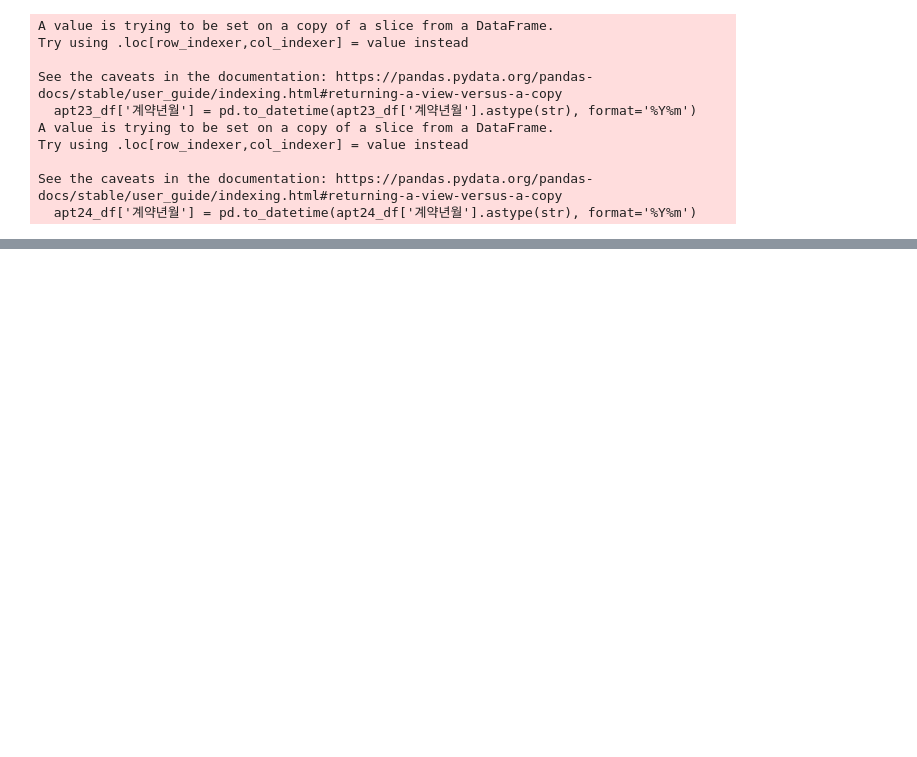
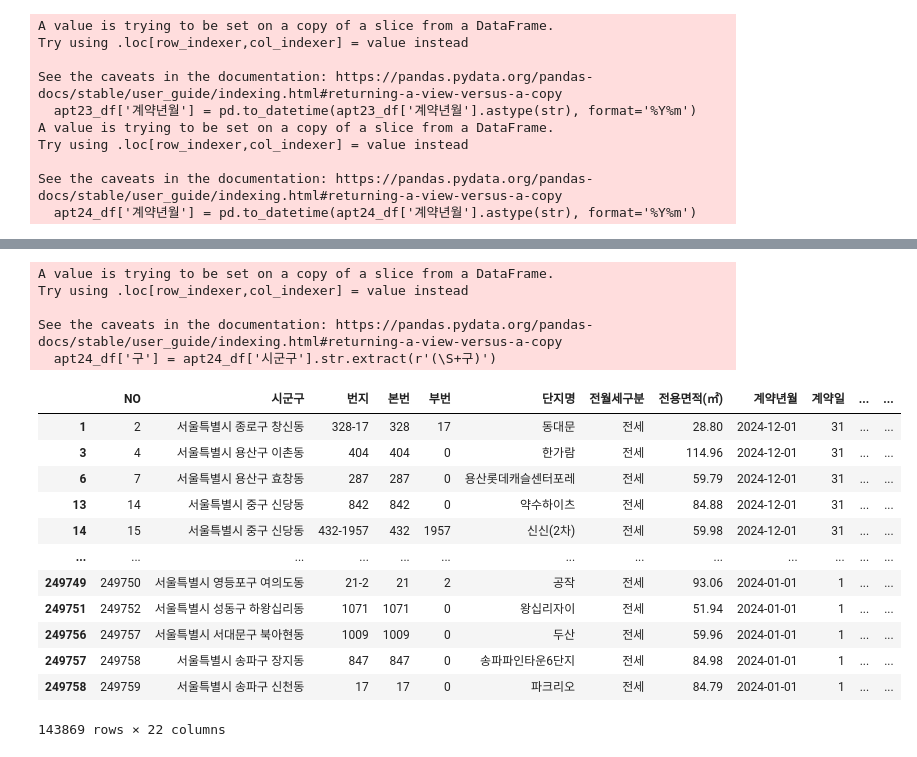
Before and after one commit to skqkrl/SDC_project, a Jupyter notebook: yena.ipynb, the cells around one changed output, grey strips where cells are left out. Cells and saved outputs as stored; diff of their text form; code cells hidden in the pictures; blank space fills up the shorter version.

```diff
--- a/yena.ipynb
+++ b/yena.ipynb
@@ -147,3 +70,0 @@ apt23_df['계약구분'].value_counts().plot(kind='pie')
-# %%
-apt24_df['계약구분'] = apt23_df['계약구분'].replace('-', '신규')
-apt24_df['계약구분'].value_counts()
@@ -467,0 +125,22 @@ Text(0.5, 1.0, '22년도 아파트 전세 거래 상위 지역')
+# %%
+apt24_df['구'] = apt24_df['시군구'].str.extract(r'(\S+구)')
+apt24_df
+# %% [output]
+A value is trying to be set on a copy of a slice from a DataFrame.
+Try using .loc[row_indexer,col_indexer] = value instead
+
+See the caveats in the documentation: https://pandas.pydata.org/pandas-docs/stable/user_guide/indexing.html#returning-a-view-versus-a-copy
+  apt24_df['구'] = apt24_df['시군구'].str.extract(r'(\S+구)')
+|  | NO | 시군구 | 번지 | 본번 | 부번 | 단지명 | 전월세구분 | 전용면적(㎡) | 계약년월 | 계약일 | ... | ... |
+| 1 | 2 | 서울특별시 종로구 창신동 | 328-17 | 328 | 17 | 동대문 | 전세 | 28.80 | 2024-12-01 | 31 | ... | ... |
+| 3 | 4 | 서울특별시 용산구 이촌동 | 404 | 404 | 0 | 한가람 | 전세 | 114.96 | 2024-12-01 | 31 | ... | ... |
+| 6 | 7 | 서울특별시 용산구 효창동 | 287 | 287 | 0 | 용산롯데캐슬센터포레 | 전세 | 59.79 | 2024-12-01 | 31 | ... | ... |
+| 13 | 14 | 서울특별시 중구 신당동 | 842 | 842 | 0 | 약수하이츠 | 전세 | 84.88 | 2024-12-01 | 31 | ... | ... |
+| 14 | 15 | 서울특별시 중구 신당동 | 432-1957 | 432 | 1957 | 신신(2차) | 전세 | 59.98 | 2024-12-01 | 31 | ... | ... |
+| ... | ... | ... | ... | ... | ... | ... | ... | ... | ... | ... | ... | ... |
+| 249749 | 249750 | 서울특별시 영등포구 여의도동 | 21-2 | 21 | 2 | 공작 | 전세 | 93.06 | 2024-01-01 | 1 | ... | ... |
+| 249751 | 249752 | 서울특별시 성동구 하왕십리동 | 1071 | 1071 | 0 | 왕십리자이 | 전세 | 51.94 | 2024-01-01 | 1 | ... | ... |
+| 249756 | 249757 | 서울특별시 서대문구 북아현동 | 1009 | 1009 | 0 | 두산 | 전세 | 59.96 | 2024-01-01 | 1 | ... | ... |
+| 249757 | 249758 | 서울특별시 송파구 장지동 | 847 | 847 | 0 | 송파파인타운6단지 | 전세 | 84.98 | 2024-01-01 | 1 | ... | ... |
+| 249758 | 249759 | 서울특별시 송파구 신천동 | 17 | 17 | 0 | 파크리오 | 전세 | 84.79 | 2024-01-01 | 1 | ... | ... |
+143869 rows × 22 columns
```
Also changed, not shown: parts of 57 cells of this notebook, 8 other files.
